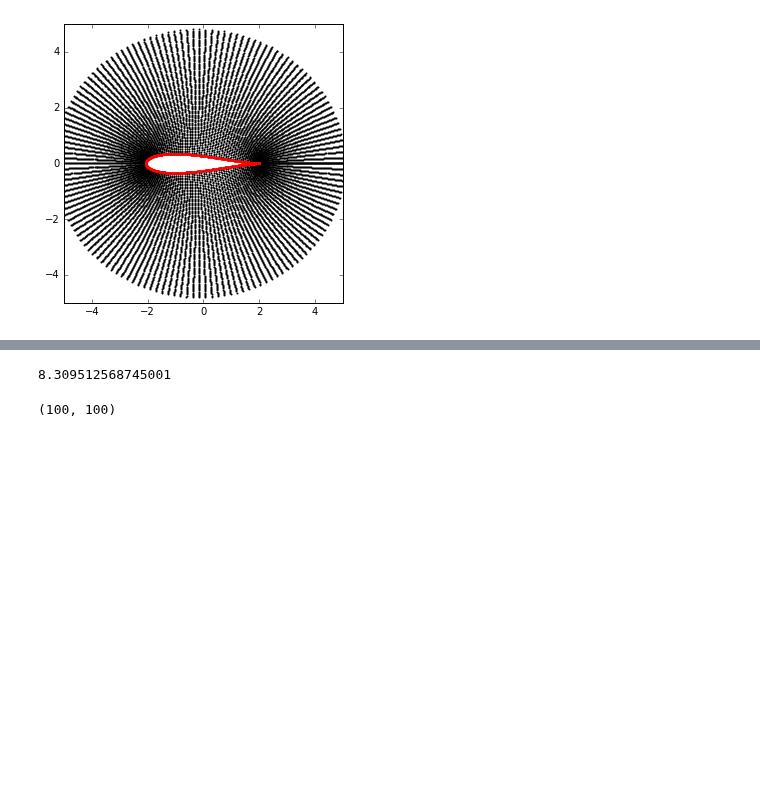
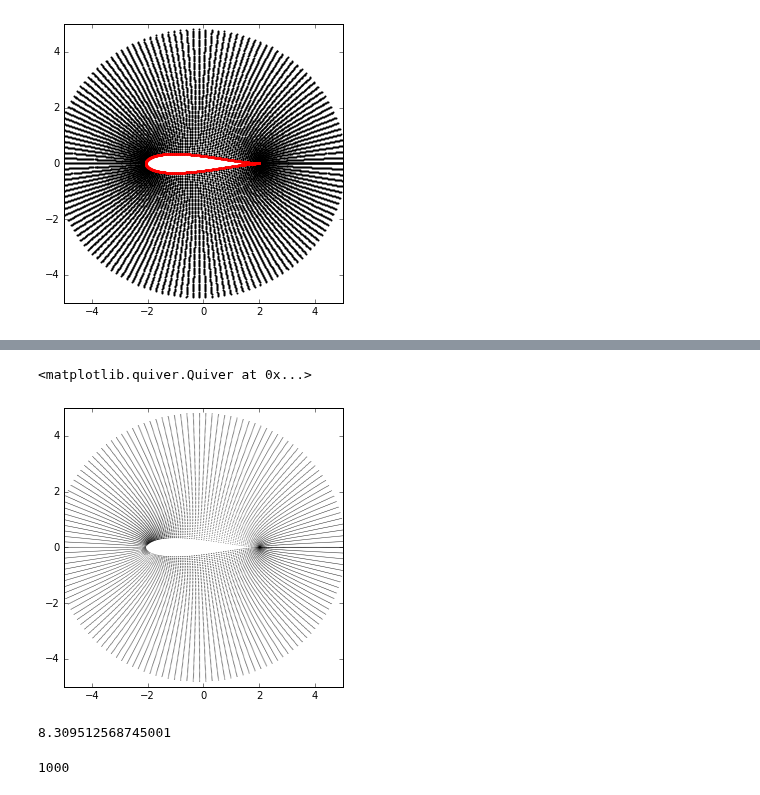
Before and after one commit to iamisrapel/MAE6226, a Jupyter notebook: 06_assignment.ipynb, the cells around one changed output, grey strips where cells are left out. Saved outputs shown, nothing was run; the diff lists cells and outputs as text; code cells hidden in the pictures; blank space fills up the shorter version.

```diff
--- a/06_assignment.ipynb
+++ b/06_assignment.ipynb
@@ -194,8 +207,16 @@ pyplot.contour(Z_trans.real,Z_trans.imag,j_trans(psi,c),levels = numpy.linspace(
+# %%
+pyplot.figure(figsize=(5,5))
+pyplot.xlim(-5,5)
+pyplot.ylim(-5,5)
+pyplot.quiver(Z_trans.real,Z_trans.imag,u_xi,v_xi)
+# %% [output]
+<matplotlib.quiver.Quiver at 0x...>
+[figure, added]
 # %%
 kappa
 # %% [output]
 8.309512568745001
-# %%
-numpy.shape(u)
-# %% [output]
-(100, 100)
+# %%
+len(z_4)
+# %% [output]
+1000
```
Also changed, not shown: parts of 8 cells of this notebook.
